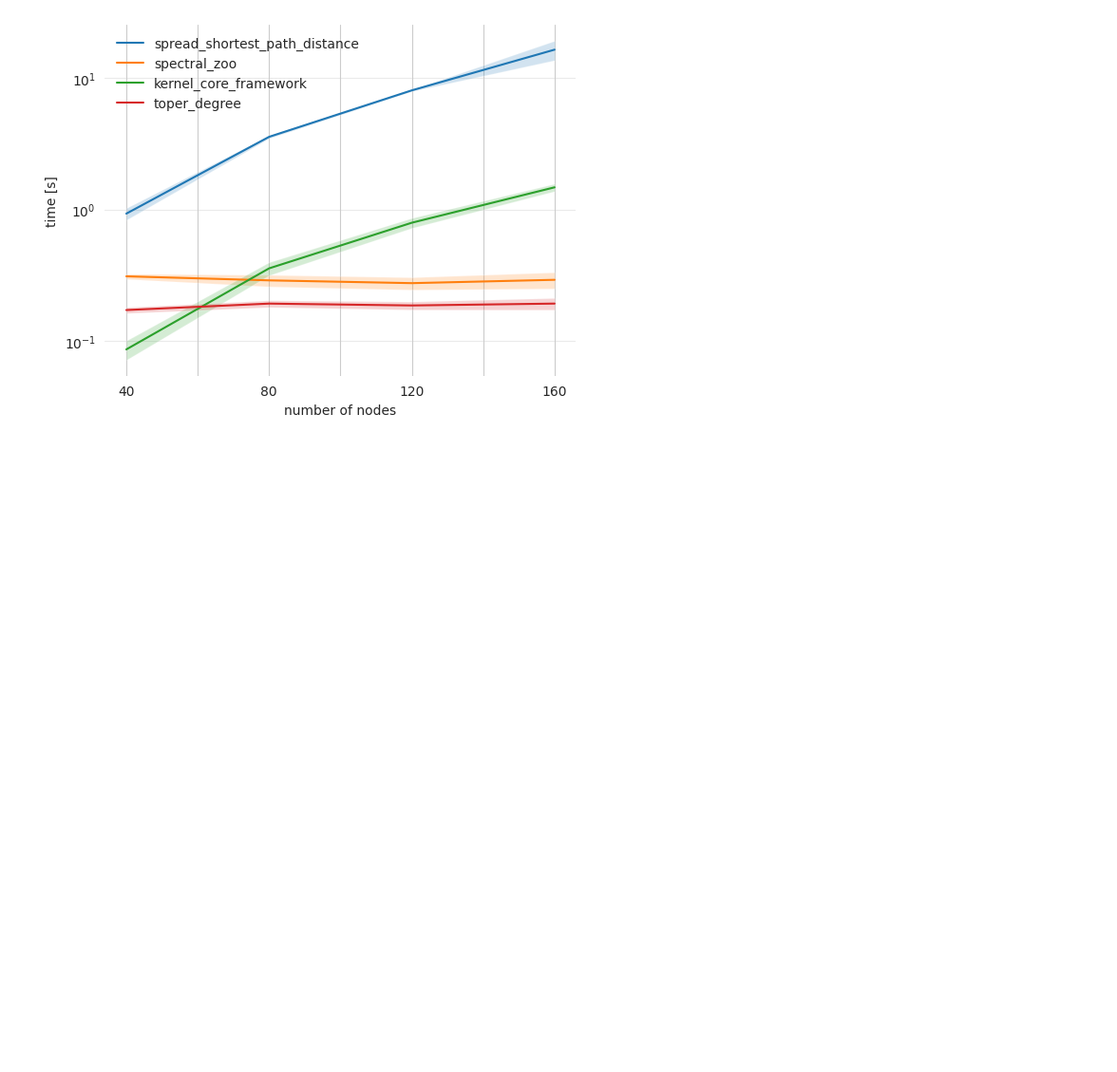
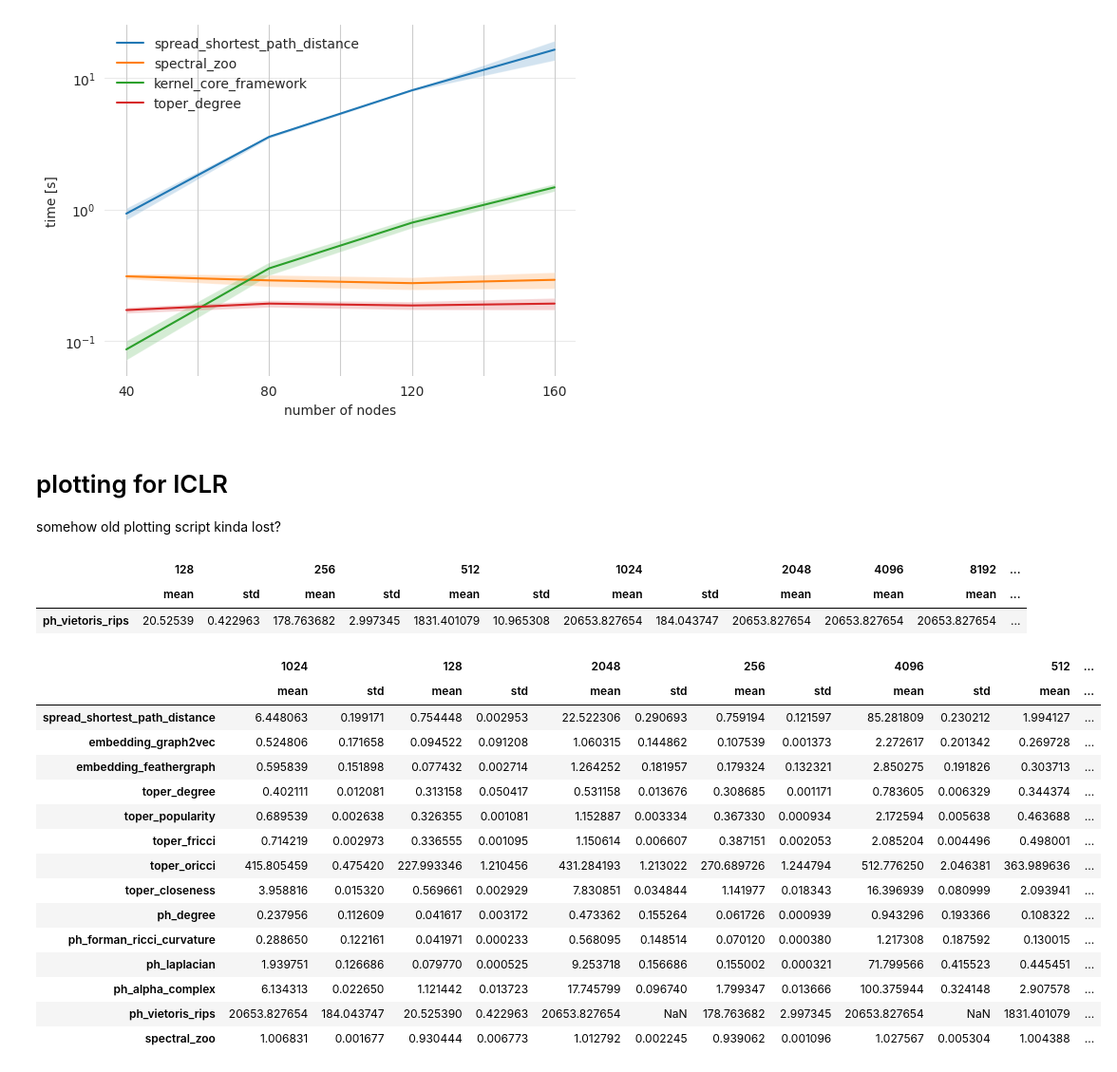
Before and after one commit to aidos-lab/diversity_curves, a Jupyter notebook: complexity/time_complexity.ipynb, the cells around one changed output. Shown at 95% size. Cells and saved outputs as stored; diff of their text form; code cells hidden in the pictures; blank space fills up the shorter version.

```diff
--- a/complexity/time_complexity.ipynb
+++ b/complexity/time_complexity.ipynb
@@ -314,3 +314,6 @@ ax.grid(visible=True, axis='y', alpha=0.4)
 # ax.grid(axis='y', visible=True, which='major')
 # %% [output]
 [figure]
+# %% [markdown]
+# plotting for ICLR
+somehow old plotting script kinda lost?
@@ -316,0 +331,30 @@ ax.grid(visible=True, axis='y', alpha=0.4)
+# %%
+ph_vr_large_df.loc[:,([2048, 4096, 8192], 'std')] = np.NaN
+# %%
+ph_vr_large_df
+# %% [output]
+|  | 128 |  | 256 |  | 512 |  | 1024 |  | 2048 | 4096 | 8192 | ... |
+|  | mean | std | mean | std | mean | std | mean | std | mean | mean | mean | ... |
+| ph_vietoris_rips | 20.52539 | 0.422963 | 178.763682 | 2.997345 | 1831.401079 | 10.965308 | 20653.827654 | 184.043747 | 20653.827654 | 20653.827654 | 20653.827654 | ... |
+# %%
+# making one big table with all results we have
+full_df = pd.concat([divcurve_large_df, embedding_large_df, kernel_large_df, ph_large_df, ph_vr_large_df, spectralzoo_large_df])
+# %%
+full_df
+# %% [output]
+|  | 1024 |  | 128 |  | 2048 |  | 256 |  | 4096 |  | 512 | ... |
+|  | mean | std | mean | std | mean | std | mean | std | mean | std | mean | ... |
+| spread_shortest_path_distance | 6.448063 | 0.199171 | 0.754448 | 0.002953 | 22.522306 | 0.290693 | 0.759194 | 0.121597 | 85.281809 | 0.230212 | 1.994127 | ... |
+| embedding_graph2vec | 0.524806 | 0.171658 | 0.094522 | 0.091208 | 1.060315 | 0.144862 | 0.107539 | 0.001373 | 2.272617 | 0.201342 | 0.269728 | ... |
+| embedding_feathergraph | 0.595839 | 0.151898 | 0.077432 | 0.002714 | 1.264252 | 0.181957 | 0.179324 | 0.132321 | 2.850275 | 0.191826 | 0.303713 | ... |
+| toper_degree | 0.402111 | 0.012081 | 0.313158 | 0.050417 | 0.531158 | 0.013676 | 0.308685 | 0.001171 | 0.783605 | 0.006329 | 0.344374 | ... |
+| toper_popularity | 0.689539 | 0.002638 | 0.326355 | 0.001081 | 1.152887 | 0.003334 | 0.367330 | 0.000934 | 2.172594 | 0.005638 | 0.463688 | ... |
+| toper_fricci | 0.714219 | 0.002973 | 0.336555 | 0.001095 | 1.150614 | 0.006607 | 0.387151 | 0.002053 | 2.085204 | 0.004496 | 0.498001 | ... |
+| toper_oricci | 415.805459 | 0.475420 | 227.993346 | 1.210456 | 431.284193 | 1.213022 | 270.689726 | 1.244794 | 512.776250 | 2.046381 | 363.989636 | ... |
+| toper_closeness | 3.958816 | 0.015320 | 0.569661 | 0.002929 | 7.830851 | 0.034844 | 1.141977 | 0.018343 | 16.396939 | 0.080999 | 2.093941 | ... |
+| ph_degree | 0.237956 | 0.112609 | 0.041617 | 0.003172 | 0.473362 | 0.155264 | 0.061726 | 0.000939 | 0.943296 | 0.193366 | 0.108322 | ... |
+| ph_forman_ricci_curvature | 0.288650 | 0.122161 | 0.041971 | 0.000233 | 0.568095 | 0.148514 | 0.070120 | 0.000380 | 1.217308 | 0.187592 | 0.130015 | ... |
+| ph_laplacian | 1.939751 | 0.126686 | 0.079770 | 0.000525 | 9.253718 | 0.156686 | 0.155002 | 0.000321 | 71.799566 | 0.415523 | 0.445451 | ... |
+| ph_alpha_complex | 6.134313 | 0.022650 | 1.121442 | 0.013723 | 17.745799 | 0.096740 | 1.799347 | 0.013666 | 100.375944 | 0.324148 | 2.907578 | ... |
+| ph_vietoris_rips | 20653.827654 | 184.043747 | 20.525390 | 0.422963 | 20653.827654 | NaN | 178.763682 | 2.997345 | 20653.827654 | NaN | 1831.401079 | ... |
+| spectral_zoo | 1.006831 | 0.001677 | 0.930444 | 0.006773 | 1.012792 | 0.002245 | 0.939062 | 0.001096 | 1.027567 | 0.005304 | 1.004388 | ... |
```
Also changed, not shown: parts of 5 cells of this notebook, 7 other files.
